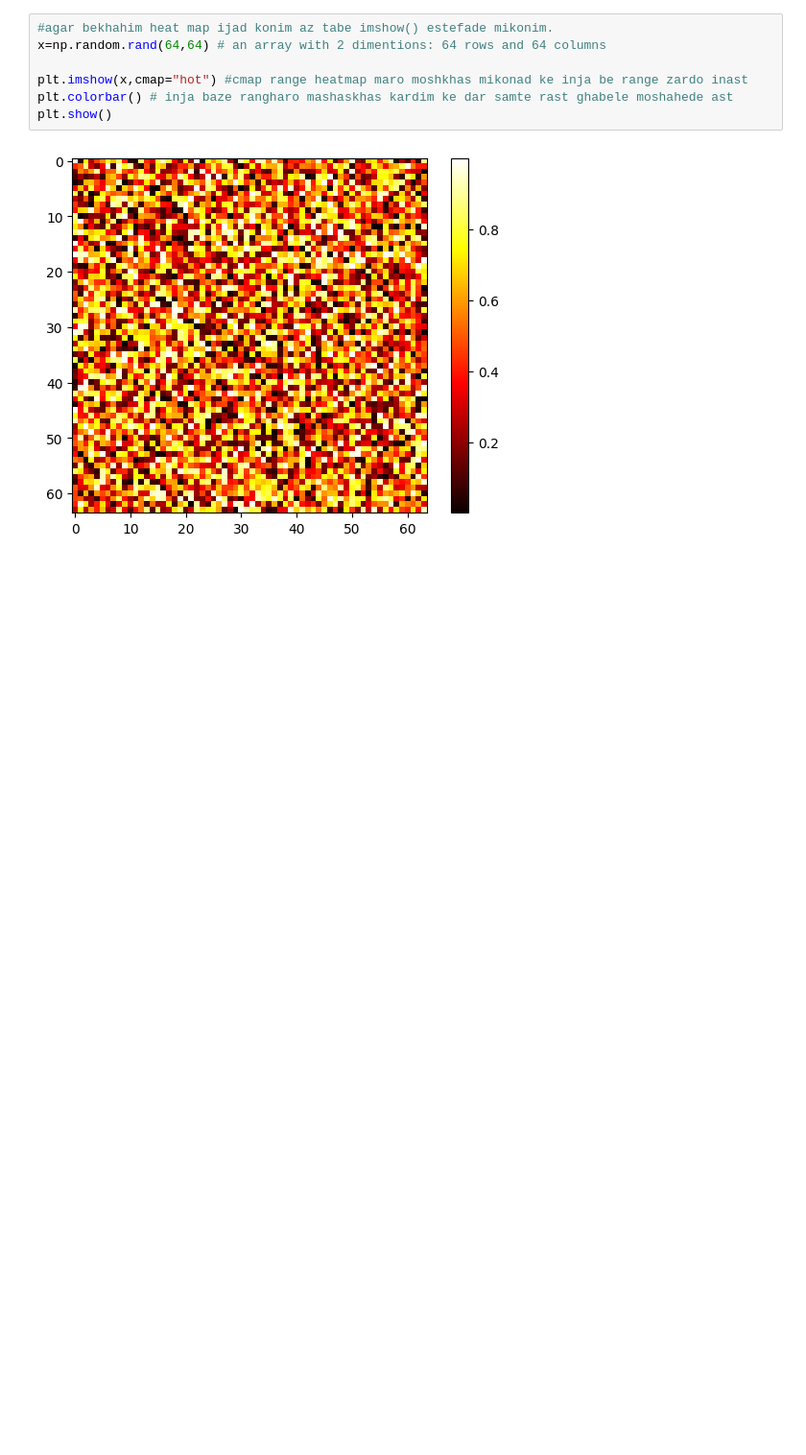
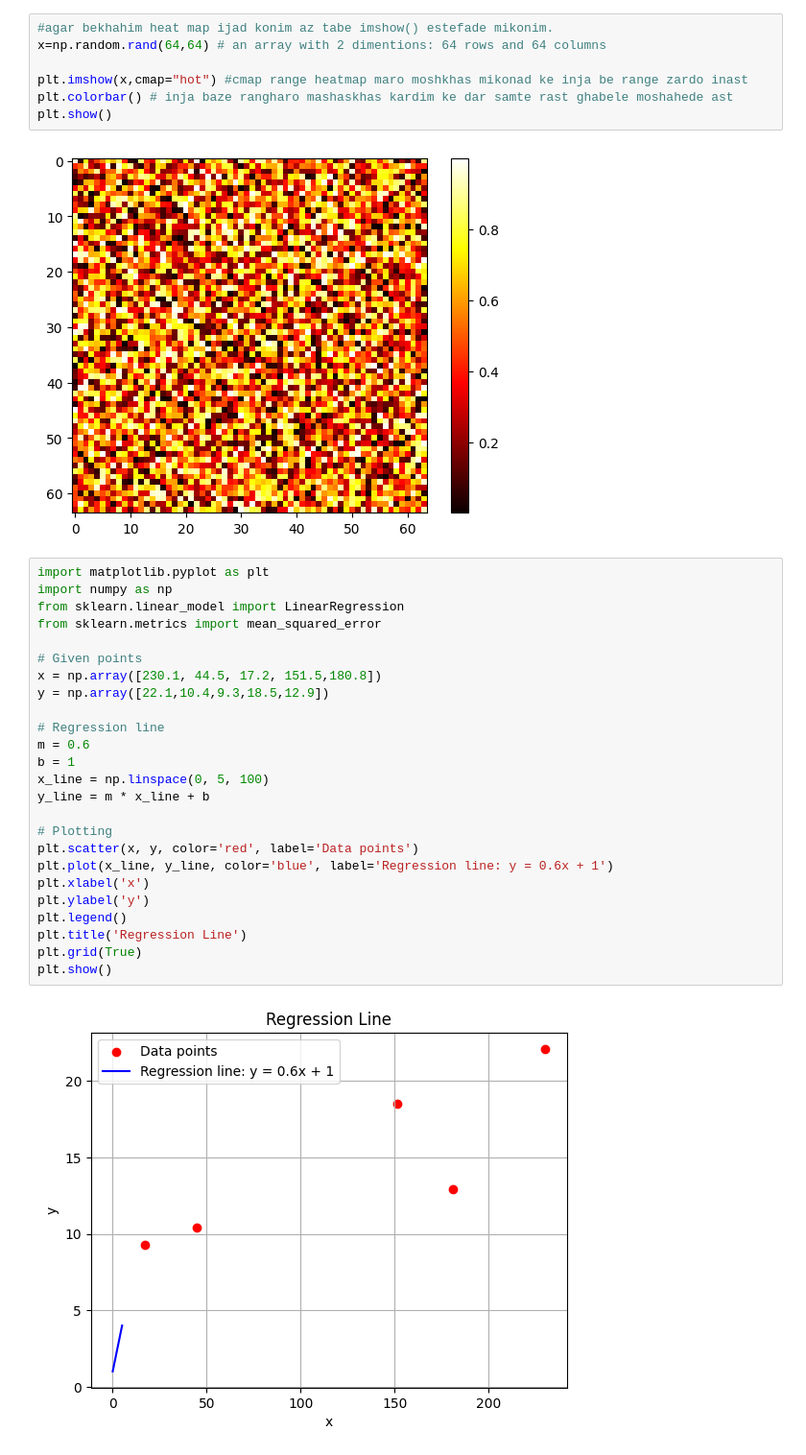
Before and after one commit to amirebm/ML-Implementation, a Jupyter notebook: main_plt.ipynb, the cells around one changed output. Shown at 96% size. Drawn from its saved outputs; the diff is of its cells as text; blank space fills up the shorter version.

```diff
--- a/main_plt.ipynb
+++ b/main_plt.ipynb
@@ -72,3 +72,30 @@ plt.colorbar() # inja baze rangharo mashaskhas kardim ke dar samte rast ghabele
 plt.show()
 # %% [output]
 [figure]
+# %%
+import matplotlib.pyplot as plt
+import numpy as np
+from sklearn.linear_model import LinearRegression
+from sklearn.metrics import mean_squared_error
+
+# Given points
+x = np.array([230.1, 44.5, 17.2, 151.5,180.8])
+y = np.array([22.1,10.4,9.3,18.5,12.9])
+
+# Regression line
+m = 0.6
+b = 1
+x_line = np.linspace(0, 5, 100)
+y_line = m * x_line + b
+
+# Plotting
+plt.scatter(x, y, color='red', label='Data points')
+plt.plot(x_line, y_line, color='blue', label='Regression line: y = 0.6x + 1')
+plt.xlabel('x')
+plt.ylabel('y')
+plt.legend()
+plt.title('Regression Line')
+plt.grid(True)
+plt.show()
+# %% [output]
+[figure, added]
```
Also changed, not shown: parts of 2 cells of this notebook.
